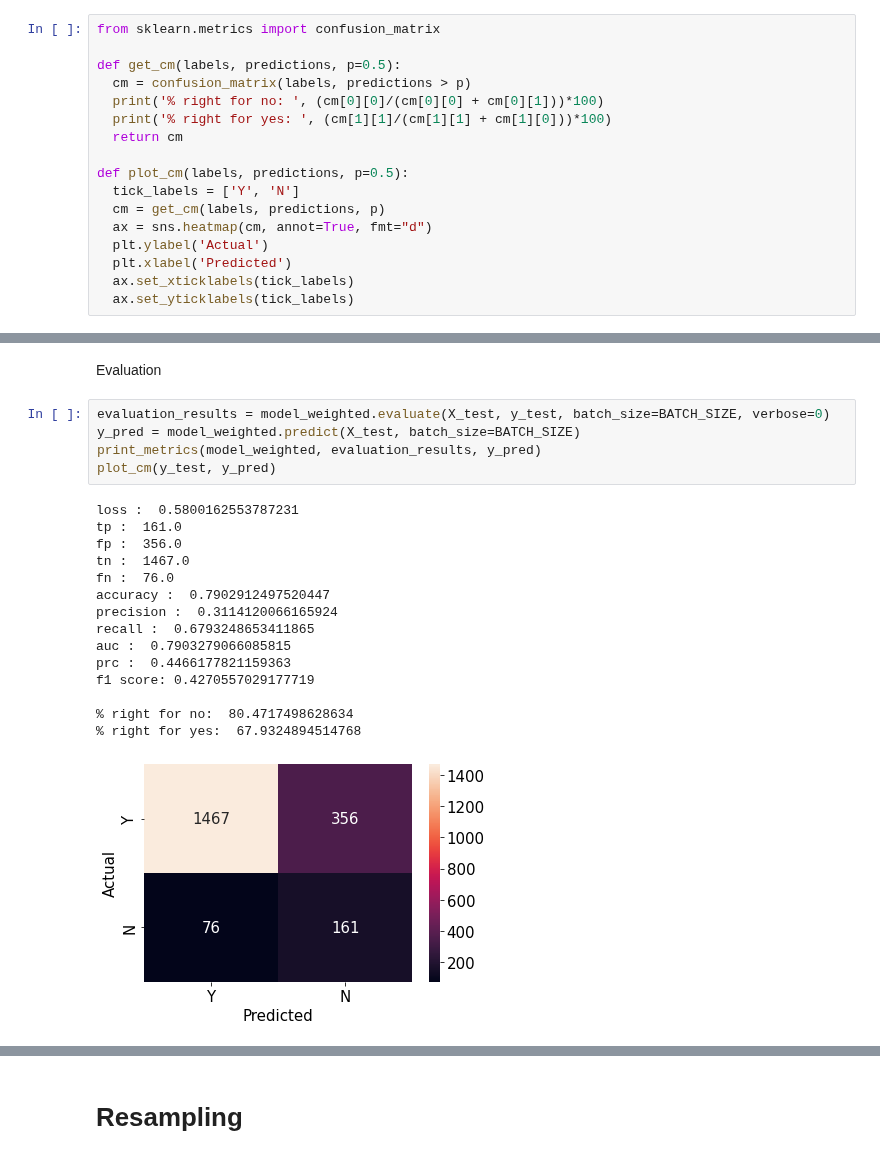
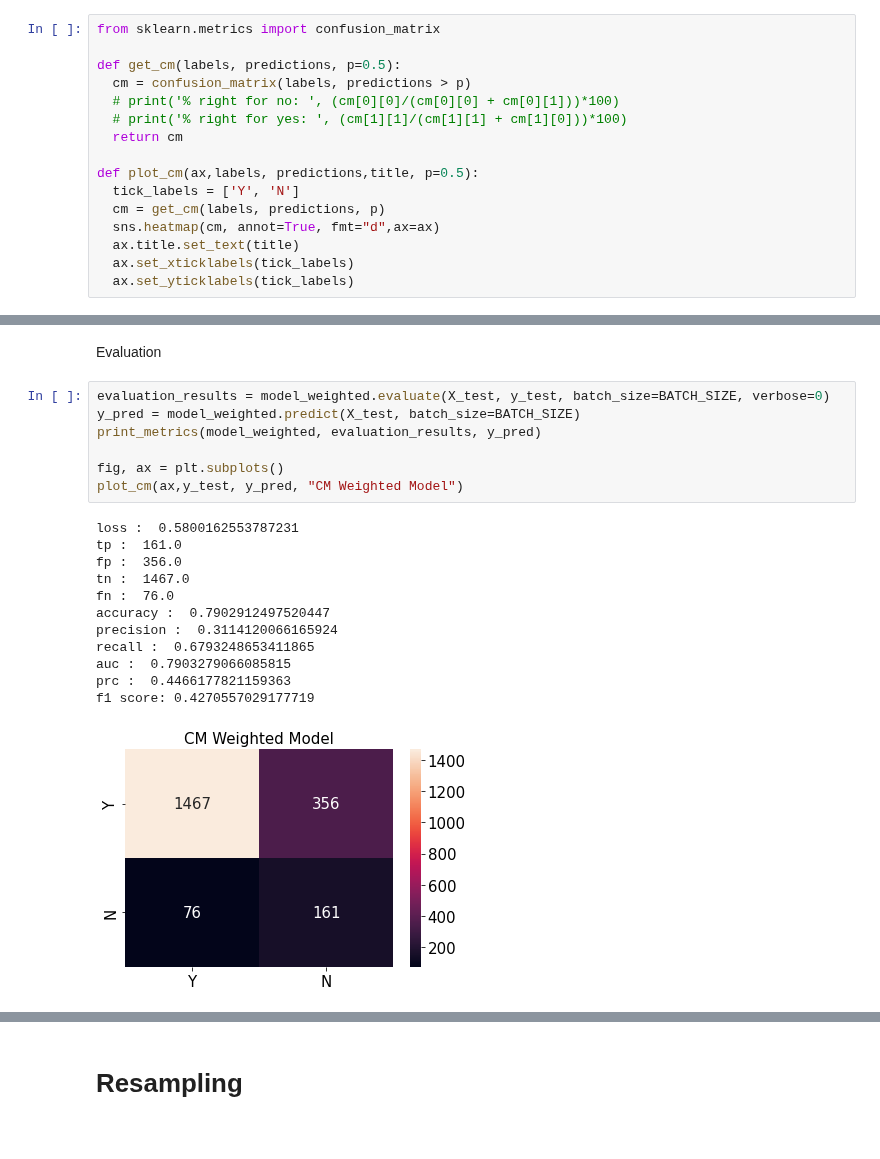
Before and after one commit to claredavies/MachineLearningCoursework, a Jupyter notebook: Assignment1/MLAssignment1KerrasUnbalancedData.ipynb, the cells around one changed output, grey strips where cells are left out. Cells and saved outputs as stored; diff of their text form.

Commit message:
Able to plot CM to compare all 3 diff models

```diff
--- a/Assignment1/MLAssignment1KerrasUnbalancedData.ipynb
+++ b/Assignment1/MLAssignment1KerrasUnbalancedData.ipynb
@@ -200,16 +200,15 @@ from sklearn.metrics import confusion_matrix
 
 def get_cm(labels, predictions, p=0.5):
   cm = confusion_matrix(labels, predictions > p)
-  print('% right for no: ', (cm[0][0]/(cm[0][0] + cm[0][1]))*100)
-  print('% right for yes: ', (cm[1][1]/(cm[1][1] + cm[1][0]))*100)
+  # print('% right for no: ', (cm[0][0]/(cm[0][0] + cm[0][1]))*100)
+  # print('% right for yes: ', (cm[1][1]/(cm[1][1] + cm[1][0]))*100)
   return cm
 
-def plot_cm(labels, predictions, p=0.5):
+def plot_cm(ax,labels, predictions,title, p=0.5):
   tick_labels = ['Y', 'N']
   cm = get_cm(labels, predictions, p)
-  ax = sns.heatmap(cm, annot=True, fmt="d")
-  plt.ylabel('Actual')
-  plt.xlabel('Predicted')
+  sns.heatmap(cm, annot=True, fmt="d",ax=ax)
+  ax.title.set_text(title)
   ax.set_xticklabels(tick_labels)
   ax.set_yticklabels(tick_labels)
 # %%
@@ -411,22 +407,21 @@ Evaluation
 # %%
 evaluation_results = model_weighted.evaluate(X_test, y_test, batch_size=BATCH_SIZE, verbose=0)
 y_pred = model_weighted.predict(X_test, batch_size=BATCH_SIZE)
 print_metrics(model_weighted, evaluation_results, y_pred)
-plot_cm(y_test, y_pred)
+
+fig, ax = plt.subplots()
+plot_cm(ax,y_test, y_pred, "CM Weighted Model")
 # %% [output]
 loss :  0.5800162553787231
 tp :  161.0
 fp :  356.0
 tn :  1467.0
 fn :  76.0
 accuracy :  0.7902912497520447
 precision :  0.3114120066165924
 recall :  0.6793248653411865
 auc :  0.7903279066085815
 prc :  0.4466177821159363
 f1 score: 0.4270557029177719
-
-% right for no:  80.4717498628634
-% right for yes:  67.9324894514768
-[figure, old version]
+[figure, new version]
 # %%
```
Also changed, not shown: parts of 13 cells of this notebook.
